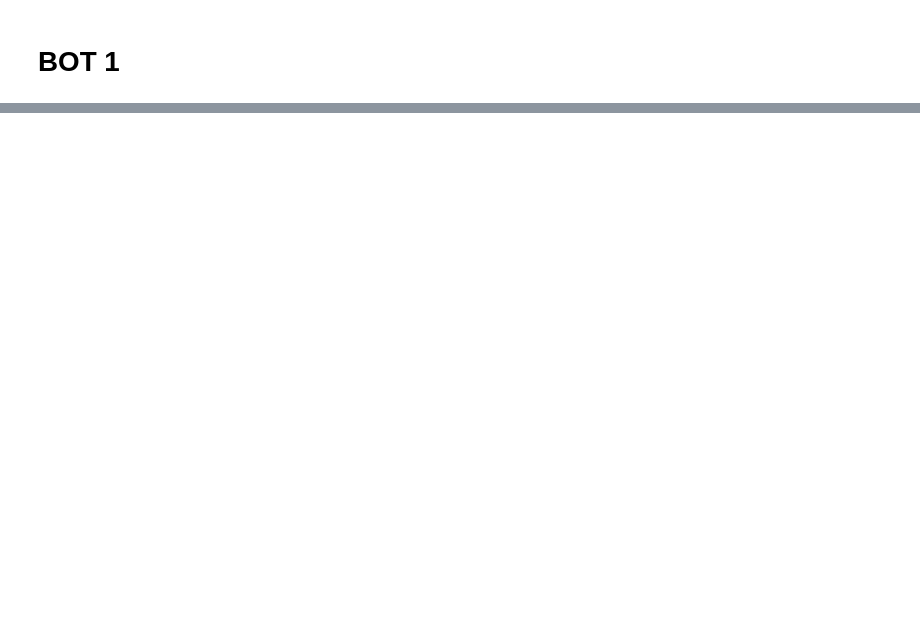
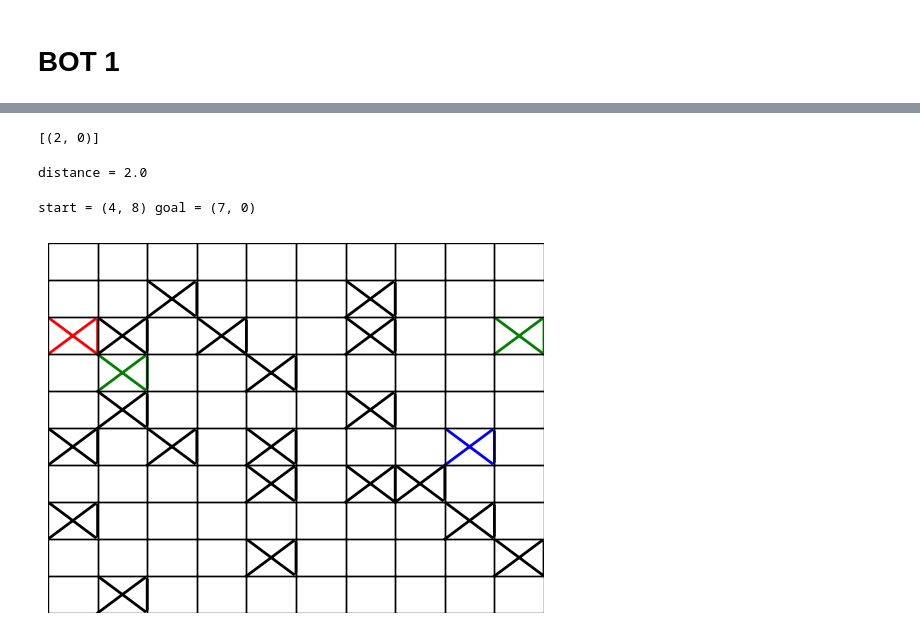
Before and after one commit to sharanv16/ALIENS-vs-Bot, a Jupyter notebook: Copy_AI_Proj1.ipynb, the cells around one changed output, grey strips where cells are left out. Drawn from its saved outputs; the diff is of its cells as text; code cells hidden in the pictures; blank space fills up the shorter version.

Commit message:
BOT 1,2,3 complete with logging of data. bot takes time for grid more than 15X15

```diff
--- a/Copy_AI_Proj1.ipynb
+++ b/Copy_AI_Proj1.ipynb
@@ -462,34 +266,0 @@ Moving the bot step by step until the goal is reached or bot meets alien
-# %%
-prev_cell =[start]
-flag  = 0
-bot_path = [start]
-while flag == 0:
-  for cell in path:
-    print("\n \n \n \n")
-    print(grid1)
-    grid1[cell] = 2
-    grid1[prev_cell] = 0
-    prev_cell = cell
-    if cell == goal:
-      flag = 1
-      break
-    chosen_alien = random.choice(alien_cells)
-    alien_possible_moves = get_adjacent_cells(grid1,chosen_alien[0],chosen_alien[1])
-    random_cell_choice = random.choice(alien_possible_moves)
-    print(f"Alien moves from f{chosen_alien} to {random_cell_choice}")
-    if grid1[random_cell_choice] == 2:
-      flag = 2
-      break
-    else:
-      grid1[random_cell_choice] = 1
-      grid1[chosen_alien] = 0
-      alien_cells.remove(chosen_alien)
-      alien_cells.append(random_cell_choice)
-      bot_path.append(cell)
-if flag == 1:
-  print("GOAL REACHED")
-else:
-  print("GOAL FAILED")
-  print(f"Alien meet bot at {random_cell_choice}")
-print(bot_path)
-print(f"no of steps taken = {len(bot_path)}")
@@ -532,0 +512,6 @@ IndexError: list index out of range
+# %%
+g = Grid(5,2)
+g.create_grid()
+g.place_players()
+#g.show_grid()
+#print(f" start = {g.start} \n goal = {g.goal}")
@@ -532,0 +561,15 @@ IndexError: list index out of range
+# %%
+print(b1.bot_path)
+# %% [output]
+[(2, 0)]
+# %%
+print(f"distance = {np.sqrt((g.start[0] - g.goal[0])**2 + (g.start[1]-g.goal[1])**2)}")
+# %% [output]
+distance = 2.0
+# %%
+b2 = Bot2(g.grid.copy(),g.start,g.goal,g.alien_cells)
+print(f"start = {g.start} goal = {g.goal}")
+show_color_grid(g.grid)
+# %% [output]
+start = (4, 8) goal = (7, 0)
+[figure, added]
```
Also changed, not shown: parts of 57 cells of this notebook.
